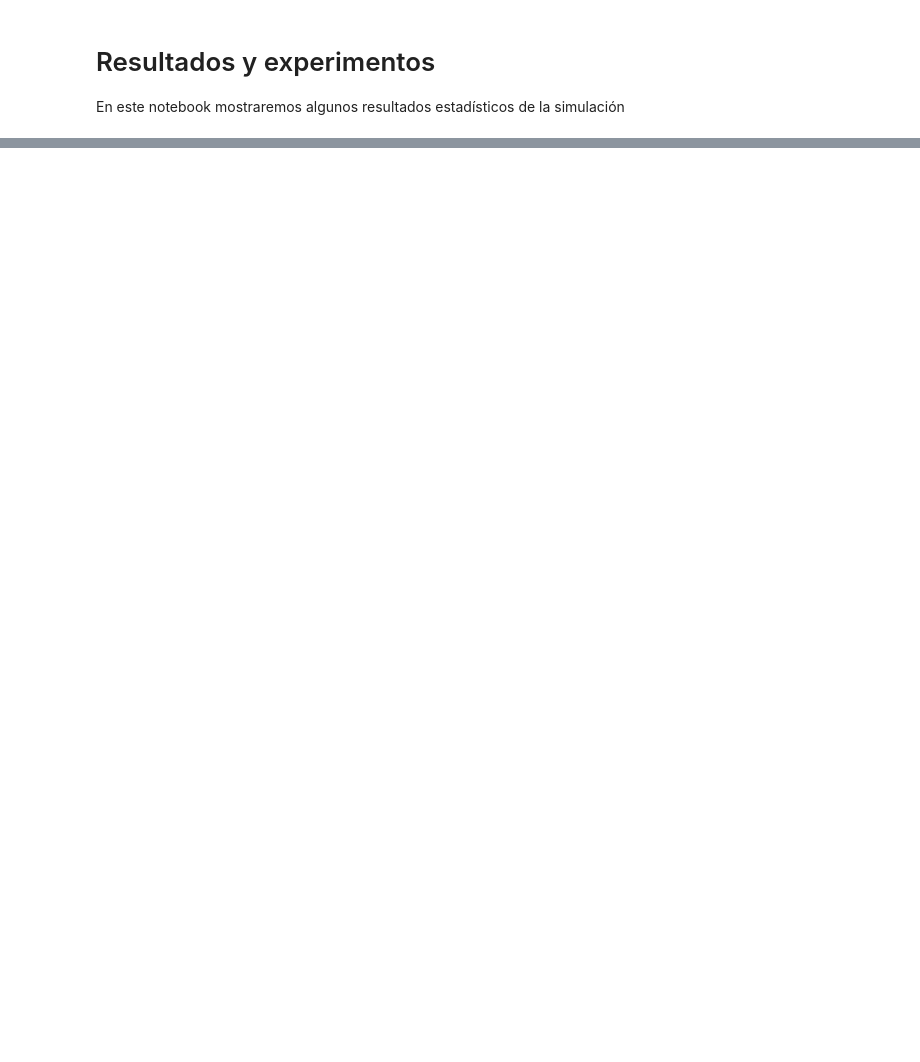
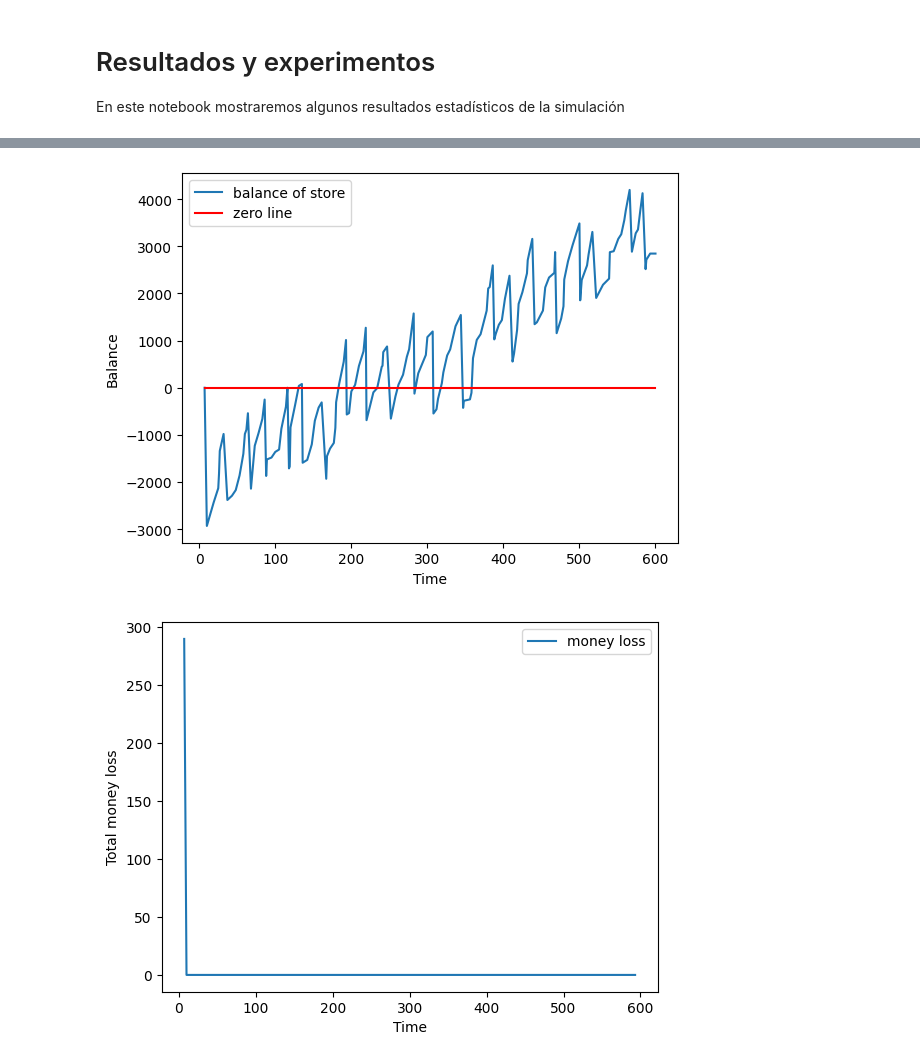
Before and after one commit to IronBeardX/sim_project, a Jupyter notebook: clean_code/results.ipynb, the cells around one changed output, grey strips where cells are left out. Drawn from its saved outputs; the diff is of its cells as text; code cells hidden in the pictures; blank space fills up the shorter version.

```diff
--- a/clean_code/results.ipynb
+++ b/clean_code/results.ipynb
@@ -35,0 +50,6 @@ print(res)
+# %%
+graph.plot_balance()
+graph.plot_loss(product_price)
+# %% [output]
+[figure, added]
+[figure, added]
```
Also changed, not shown: parts of 8 cells of this notebook, 4 other files.
